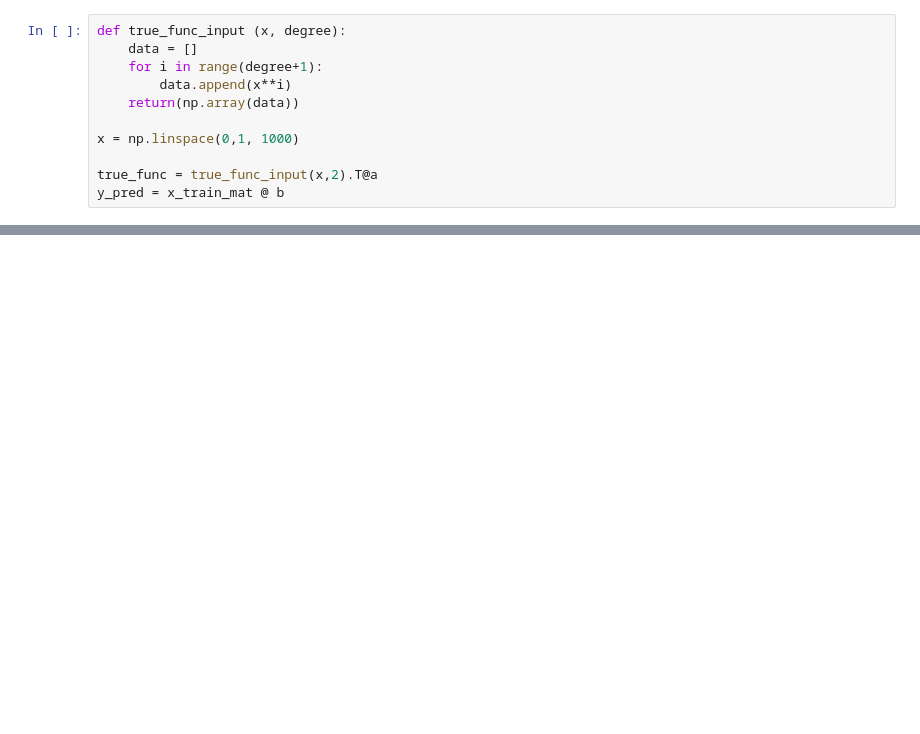
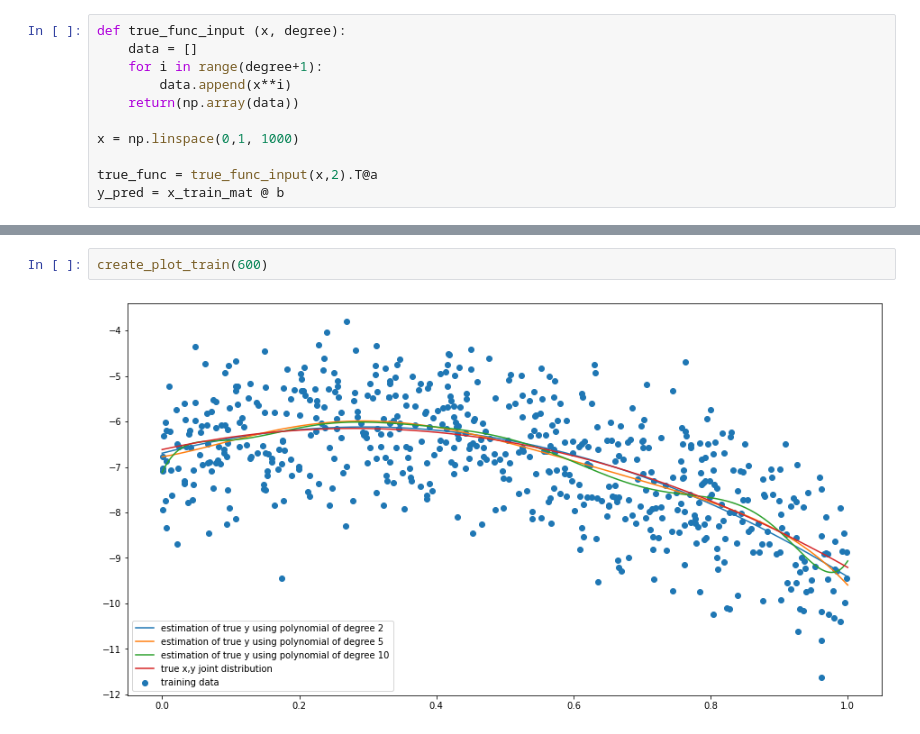
Before and after one commit to jgeorge313/Sem_2, a Jupyter notebook: DS_GA_1003/HW/hw1/DS_GA_1003_HW_1.ipynb, the cells around one changed output, grey strips where cells are left out. Saved outputs shown, nothing was run; the diff lists cells and outputs as text; blank space fills up the shorter version.

```diff
--- a/DS_GA_1003/HW/hw1/DS_GA_1003_HW_1.ipynb
+++ b/DS_GA_1003/HW/hw1/DS_GA_1003_HW_1.ipynb
@@ -410,0 +275,4 @@ create_plot_test_no_deg_10(600,a)
+# %%
+create_plot_train(600)
+# %% [output]
+[figure, added]
```
Also changed, not shown: parts of 40 cells of this notebook, 23 other files.
